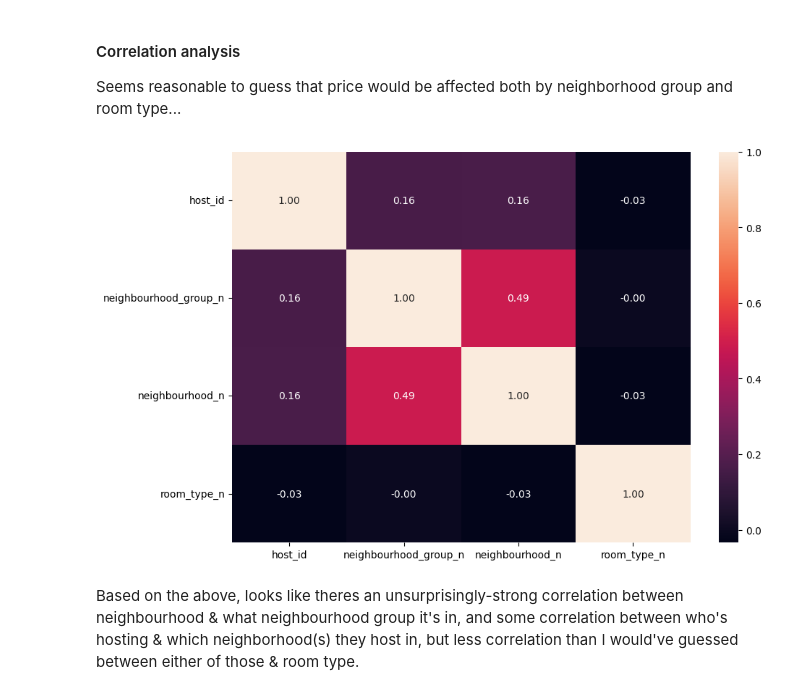
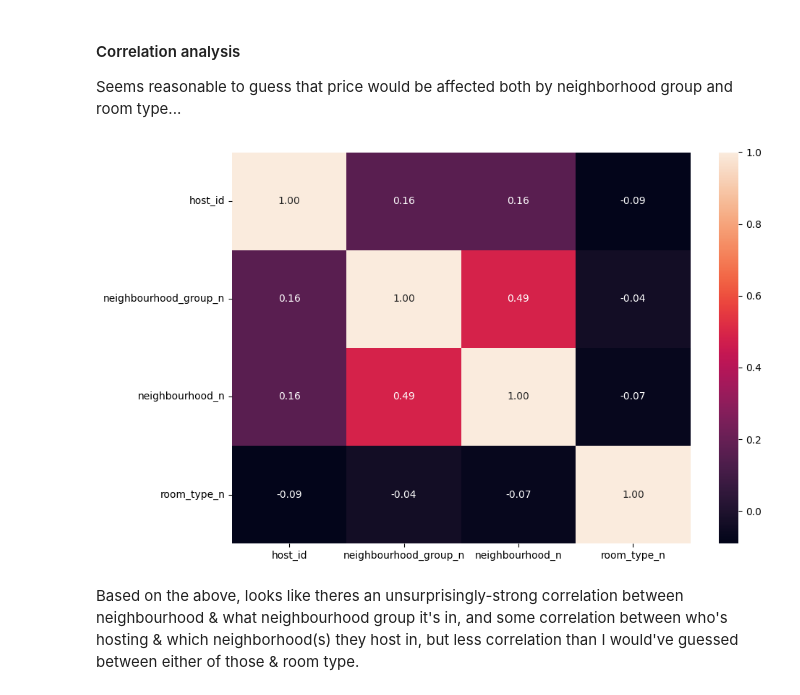
Before and after one commit to 4GeeksAcademy/machine-learning-python-template-NWinocur, a Jupyter notebook: src/explore.ipynb, the cells around one changed output. Saved outputs shown, nothing was run; the diff lists cells and outputs as text; code cells hidden in the pictures.

```diff
--- a/src/explore.ipynb
+++ b/src/explore.ipynb
@@ -68,12 +63,18 @@ Count of duplicates found based on id: 0
 | 4 | 5022 | Entire Apt: Spacious Studio/Loft ... | 7192 | Laura | Manhattan | East Harlem | 40.79851 | -73.94399 | ... |
 # %%
 # remove data considered irrelevant
-raw_data.drop(["id", "name", "host_name", "last_review", "reviews_per_month"], axis = 1, inplace = True)
+raw_data.drop(
+    ["id", "name", "host_name", "last_review", "reviews_per_month"],
+    axis=1,
+    inplace=True,
+)
+# dropped last_review and reviews_per_month because these are columns containinng missing / NaN values
+# and I was indecisive about whether/how to impute dummy values for them.
 
 # dropping lat & long because when I asked about them during office hours,
 # it sounded like it'd be bothersome to try to render something in Codespaces like a heatmap overlaid on a satellite map,
 # and these sound in some ways redundant with neighborhood & neighborhood_groups anyway
-raw_data.drop(["latitude", "longitude"], axis = 1, inplace = True)
+raw_data.drop(["latitude", "longitude"], axis=1, inplace=True)
 
 raw_data.head()
 # %% [output]
@@ -248,18 +290,32 @@ Seems reasonable to guess that price would be affected both by neighborhood grou
 # %%
 raw_data["neighbourhood_group_n"] = pd.factorize(raw_data["neighbourhood_group"])[0]
 raw_data["neighbourhood_n"] = pd.factorize(raw_data["neighbourhood"])[0]
-raw_data["room_type_n"] = pd.factorize(raw_data["room_type"])[0]
+
+# some room types are more luxurious than others; can express this by not just minimally factorizing by first appearance
+room_order = ["Shared room", "Private room", "Entire home/apt"]
+raw_data["room_type_cat"] = pd.Categorical(
+    raw_data["room_type"],
+    categories=room_order,
+    ordered=True,  # the most important difference beteen this and the factorize one-liners
+)
+raw_data["room_type_n"] = raw_data["room_type_cat"].cat.codes
 
 
-fig, axis = plt.subplots(figsize = (10, 6))
+fig, axis = plt.subplots(figsize=(10, 6))
 
-sns.heatmap(raw_data[["host_id", "neighbourhood_group_n", "neighbourhood_n", "room_type_n"]].corr(), annot = True, fmt = ".2f")
+sns.heatmap(
+    raw_data[
+        ["host_id", "neighbourhood_group_n", "neighbourhood_n", "room_type_n"]
+    ].corr(),
+    annot=True,
+    fmt=".2f",
+)
 
 plt.tight_layout()
 
 plt.show()
 # %% [output]
-[figure, old version]
+[figure, new version]
 # %% [markdown]
 Based on the above, looks like theres an unsurprisingly-strong correlation between neighbourhood & what neighbourhood group it's in, and some correlation between who's hosting & which neighborhood(s) they host in, but less correlation than I would've guessed between either of those & room type.
 # %% [markdown]
```
Also changed, not shown: parts of 20 cells of this notebook.
